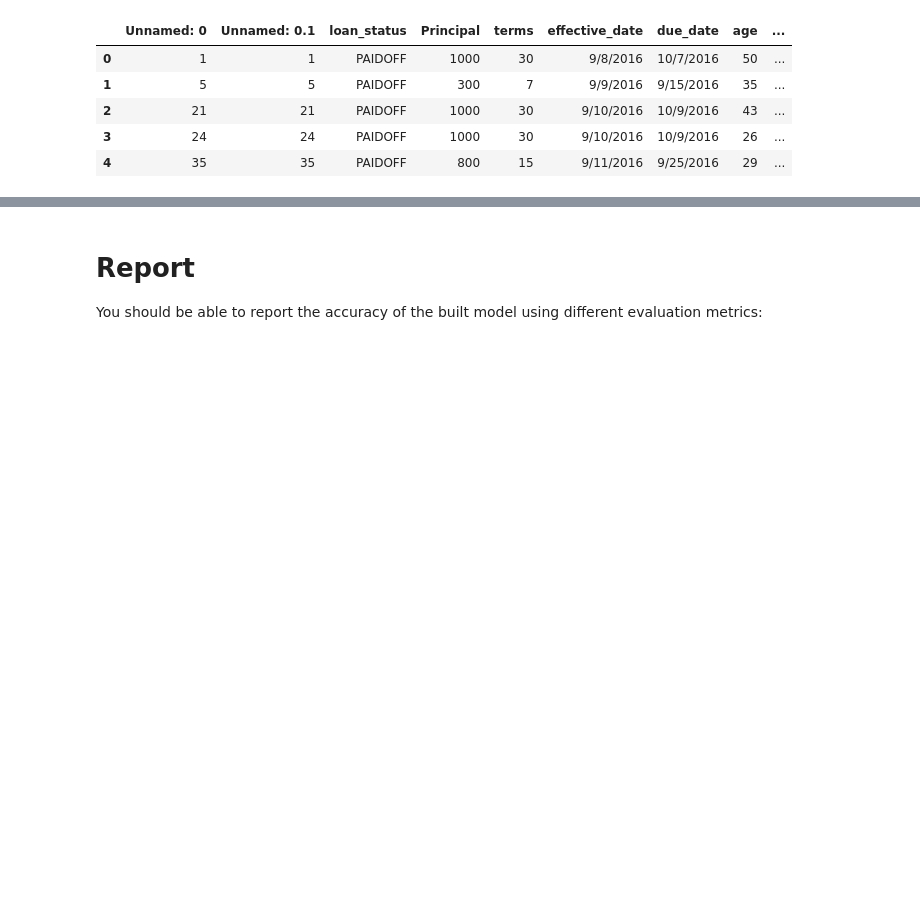
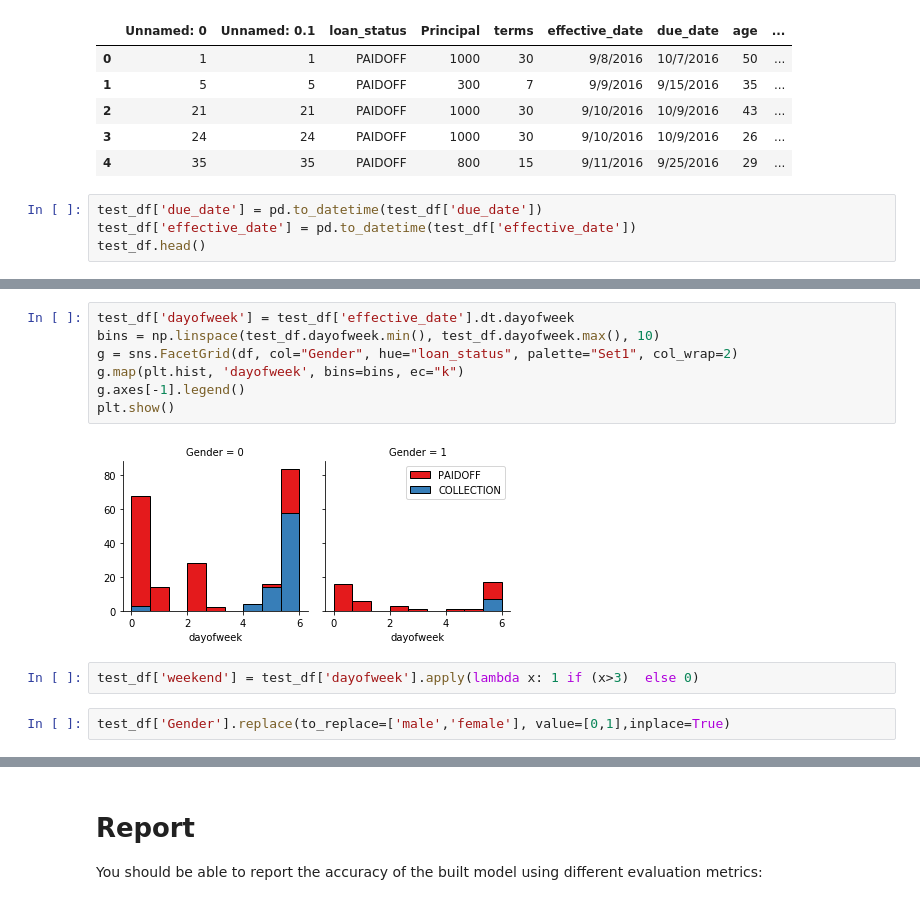
Before and after one commit to Famzzykay/coursera, a Jupyter notebook: Coursera Capstone.ipynb, the cells around one changed output, grey strips where cells are left out. Cells and saved outputs as stored; diff of their text form; blank space fills up the shorter version.

```diff
--- a/Coursera Capstone.ipynb
+++ b/Coursera Capstone.ipynb
@@ -494,3 +481,7 @@ test_df.head()
 | 2 | 21 | 21 | PAIDOFF | 1000 | 30 | 9/10/2016 | 10/9/2016 | 43 | ... |
 | 3 | 24 | 24 | PAIDOFF | 1000 | 30 | 9/10/2016 | 10/9/2016 | 26 | ... |
 | 4 | 35 | 35 | PAIDOFF | 800 | 15 | 9/11/2016 | 9/25/2016 | 29 | ... |
+# %%
+test_df['due_date'] = pd.to_datetime(test_df['due_date'])
+test_df['effective_date'] = pd.to_datetime(test_df['effective_date'])
+test_df.head()
@@ -496,0 +495,13 @@ test_df.head()
+# %%
+test_df['dayofweek'] = test_df['effective_date'].dt.dayofweek
+bins = np.linspace(test_df.dayofweek.min(), test_df.dayofweek.max(), 10)
+g = sns.FacetGrid(df, col="Gender", hue="loan_status", palette="Set1", col_wrap=2)
+g.map(plt.hist, 'dayofweek', bins=bins, ec="k")
+g.axes[-1].legend()
+plt.show()
+# %% [output]
+[figure, added]
+# %%
+test_df['weekend'] = test_df['dayofweek'].apply(lambda x: 1 if (x>3)  else 0)
+# %%
+test_df['Gender'].replace(to_replace=['male','female'], value=[0,1],inplace=True)
```
Also changed, not shown: parts of 19 cells of this notebook.
